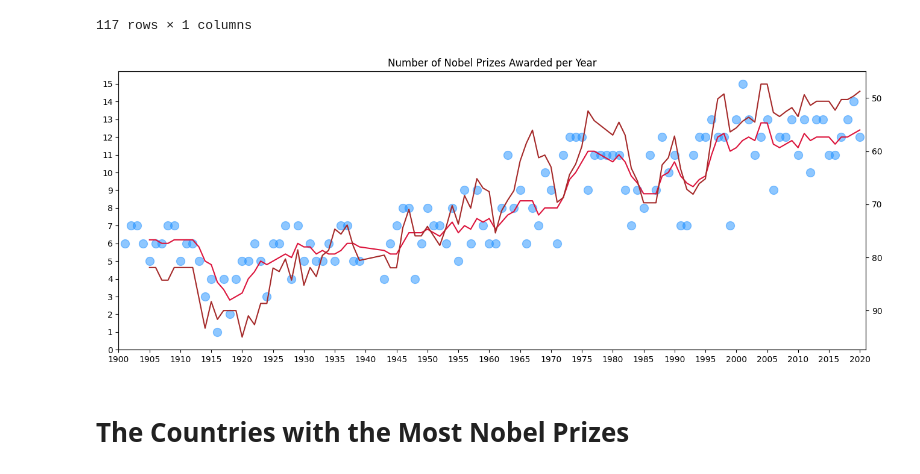
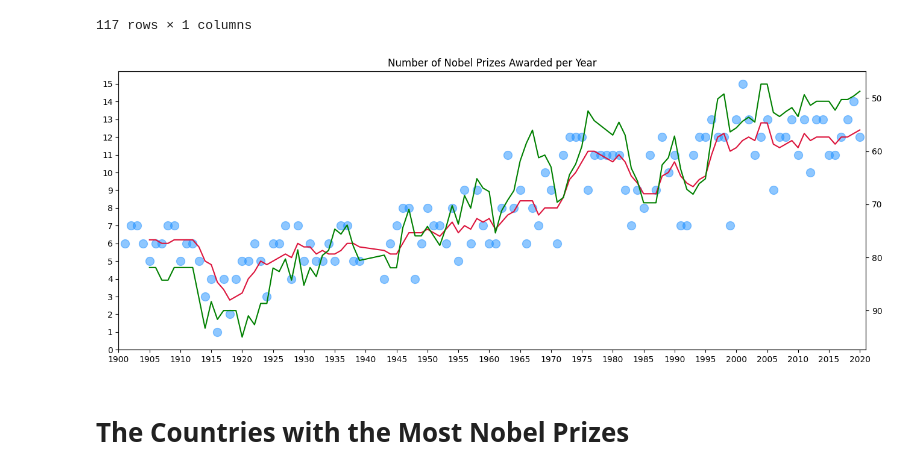
Before and after one commit to yakubszatkowski/100-days-python, a Jupyter notebook: push/Nobel_Prize_Analysis_(start).ipynb, the cells around one changed output. Drawn from its saved outputs; the diff is of its cells as text; code cells hidden in the pictures.

```diff
--- a/push/Nobel_Prize_Analysis_(start).ipynb
+++ b/push/Nobel_Prize_Analysis_(start).ipynb
@@ -614,22 +630,22 @@ rolling_avrg_prize_by_year
 # %%
 plt.figure(figsize=(16,6))
 plt.title('Number of Nobel Prizes Awarded per Year')
 
 ax1 = plt.gca() # get current axis
 ax2 = ax1.twinx()
 
 ax1.scatter(count_prizes_yearly.index, count_prizes_yearly.values, alpha=0.5, c='dodgerblue', s=100)
 ax1.plot(count_prizes_roll_5, color='crimson')
-ax2.plot(rolling_avrg_prize_by_year, c='brown')
+ax2.plot(rolling_avrg_prize_by_year, c='green')
 ax2.invert_yaxis()
 
 plt.xticks(np.arange(1900, 2021, 5))
 ax1.set_yticks(np.arange(0,16))  # axes work differently
 
 plt.xlim(1900,2021)
 plt.show()
 # %% [output]
-[figure, old version]
+[figure, new version]
 # %% [markdown]
 # The Countries with the Most Nobel Prizes
 # %% [markdown]
```
Also changed, not shown: parts of 22 cells of this notebook.
